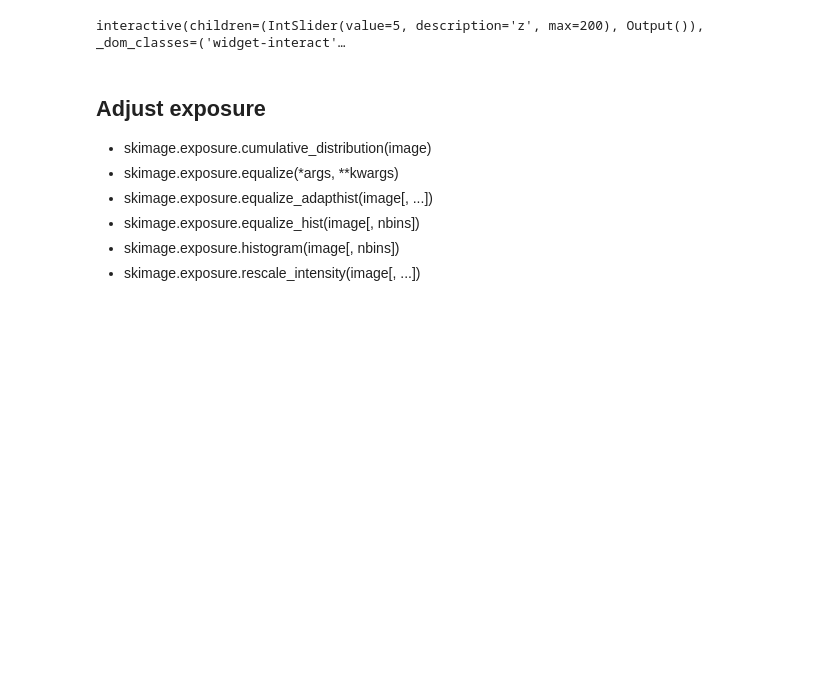
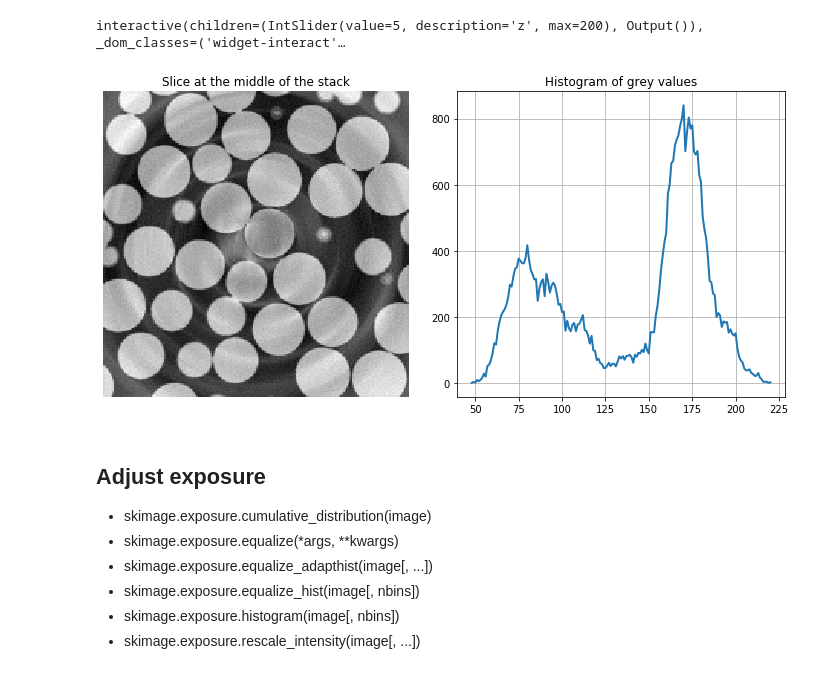
Before and after one commit to CameraIA/dipmicroct, a Jupyter notebook: partII/03_analyze3D.ipynb, the cells around one changed output. Saved outputs shown, nothing was run; the diff lists cells and outputs as text; code cells hidden in the pictures; blank space fills up the shorter version.

```diff
--- a/partII/03_analyze3D.ipynb
+++ b/partII/03_analyze3D.ipynb
@@ -65,6 +65,27 @@ def slicer(z):
 interact(slicer, z=widgets.IntSlider(min=0,max=len(img),step=1,value=5));
 # %% [output]
 interactive(children=(IntSlider(value=5, description='z', max=200), Output()), _dom_classes=('widget-interact'…
+# %%
+from skimage.util import img_as_ubyte
+from skimage import data
+from skimage.exposure import histogram
+
+noisy_image = img_as_ubyte(img[len(img)//2,:,:])
+hist, hist_centers = histogram(noisy_image)
+
+fig, ax = plt.subplots(ncols=2, figsize=(10, 5))
+
+ax[0].imshow(noisy_image, cmap=plt.cm.gray)
+ax[0].set_title('Slice at the middle of the stack')
+ax[0].axis('off')
+
+ax[1].plot(hist_centers, hist, lw=2)
+ax[1].set_title('Histogram of grey values')
+ax[1].grid()
+
+plt.tight_layout()
+# %% [output]
+[figure, added]
 # %% [markdown]
 ## Adjust exposure
 - skimage.exposure.cumulative_distribution(image)
```
Also changed, not shown: parts of 18 cells of this notebook, 1 other file.
